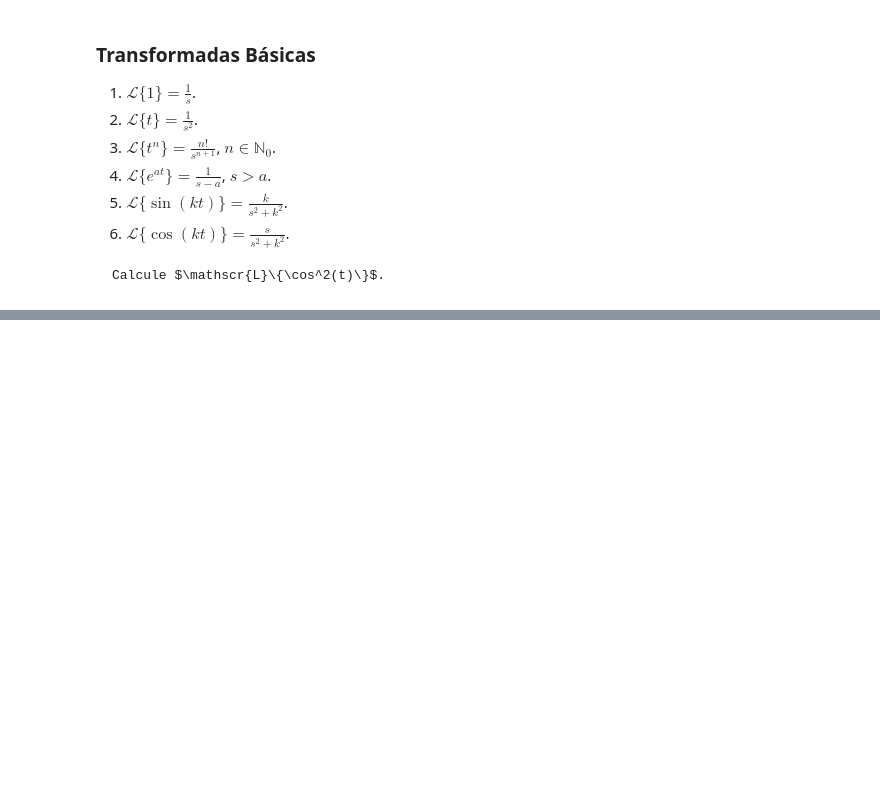
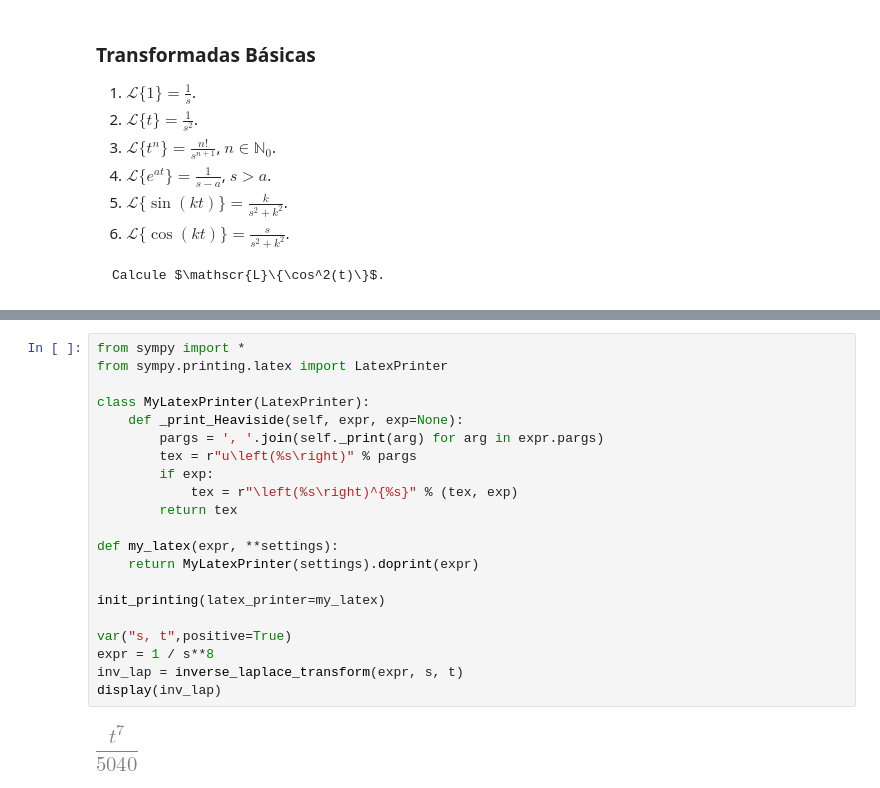
Before and after one commit to DenisOsses/CursoEdo, a Jupyter notebook: _sources/Cap4.ipynb, the cells around one changed output, grey strips where cells are left out. Saved outputs shown, nothing was run; the diff lists cells and outputs as text; blank space fills up the shorter version.

```diff
--- a/_sources/Cap4.ipynb
+++ b/_sources/Cap4.ipynb
@@ -115,0 +143,23 @@ Calcule $\mathscr{L}\{\cos^2(t)\}$.
+# %%
+from sympy import *
+from sympy.printing.latex import LatexPrinter
+
+class MyLatexPrinter(LatexPrinter):
+    def _print_Heaviside(self, expr, exp=None):
+        pargs = ', '.join(self._print(arg) for arg in expr.pargs)
+        tex = r"u\left(%s\right)" % pargs
+        if exp:
+            tex = r"\left(%s\right)^{%s}" % (tex, exp)
+        return tex
+
+def my_latex(expr, **settings):
+    return MyLatexPrinter(settings).doprint(expr)
+
+init_printing(latex_printer=my_latex)
+
+var("s, t",positive=True)
+expr = 1 / s**8
+inv_lap = inverse_laplace_transform(expr, s, t)
+display(inv_lap)
+# %% [output]
+[figure, added]
```
Also changed, not shown: parts of 9 cells of this notebook, 9 other files.
